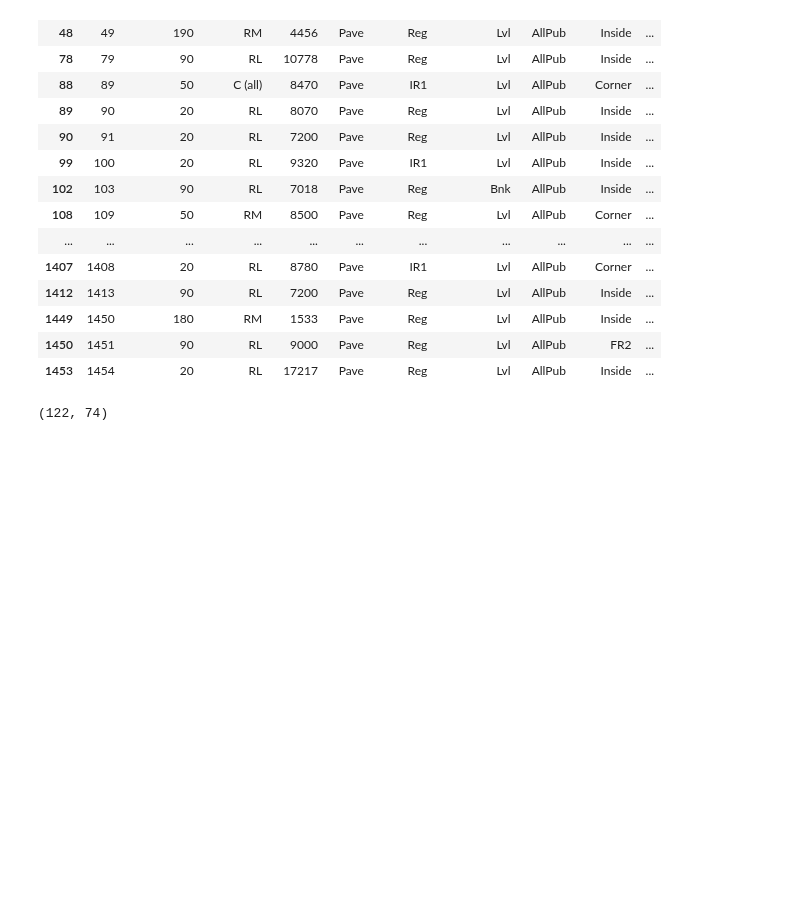
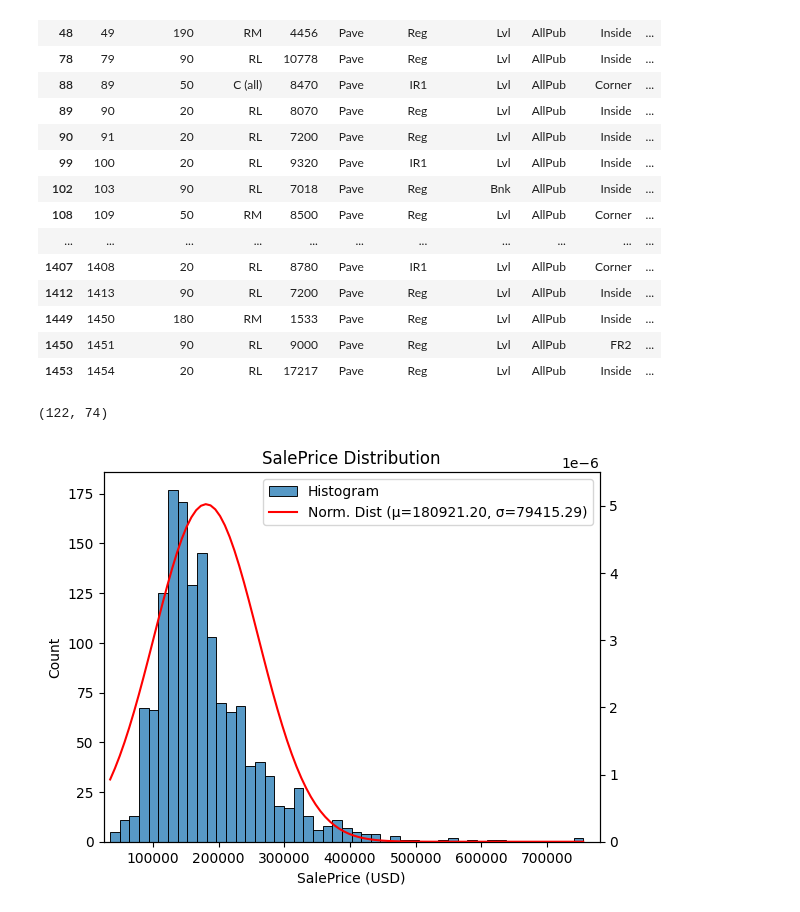
Before and after one commit to huanrafa/ProjectPracticing, a Jupyter notebook: 2023_10(2) House Prices - Advanced Regression Techniques/House prices (self-practice).ipynb, the cells around one changed output. Saved outputs shown, nothing was run; the diff lists cells and outputs as text; code cells hidden in the pictures; blank space fills up the shorter version.

```diff
--- a/2023_10(2) House Prices - Advanced Regression Techniques/House prices (self-practice).ipynb
+++ b/2023_10(2) House Prices - Advanced Regression Techniques/House prices (self-practice).ipynb
@@ -273,3 +273,31 @@ Rows with missing values (after dropping)
 | 1450 | 1451 | 90 | RL | 9000 | Pave | Reg | Lvl | AllPub | FR2 | ... |
 | 1453 | 1454 | 20 | RL | 17217 | Pave | Reg | Lvl | AllPub | Inside | ... |
 (122, 74)
+# %%
+import scipy.stats as stats
+df = excluded_large_missing
+
+fig, ax1 = plt.subplots()
+ax2 = ax1.twinx()
+
+SP_hist = sns.histplot(df['SalePrice'], label='Histogram', ax=ax1)
+ax1.set_xlim(25000, 780000)
+ax1.set_xlabel('SalePrice (USD)')
+ax1.set_title('SalePrice Distribution')
+ax1.legend_ = None
+
+x_norm = np.linspace(df['SalePrice'].min(), df['SalePrice'].max(), 100)
+mu, sigma = stats.norm.fit(df['SalePrice'])
+y_norm    = stats.norm.pdf(x_norm, mu, sigma)
+
+Norm_line = sns.lineplot(x=x_norm, y=y_norm, color='red', ax=ax2, label=f'Norm. Dist (μ={mu:.2f}, σ={sigma:.2f})')
+ax2.set_ylim(0, 5.5e-6)
+ax2.legend_ = None
+
+h1, l1 = ax1.get_legend_handles_labels()
+h2, l2 = ax2.get_legend_handles_labels()
+ax1.legend(handles = h1 + h2)
+
+plt.show()
+# %% [output]
+[figure, added]
```
Also changed, not shown: parts of 1 cell of this notebook.
